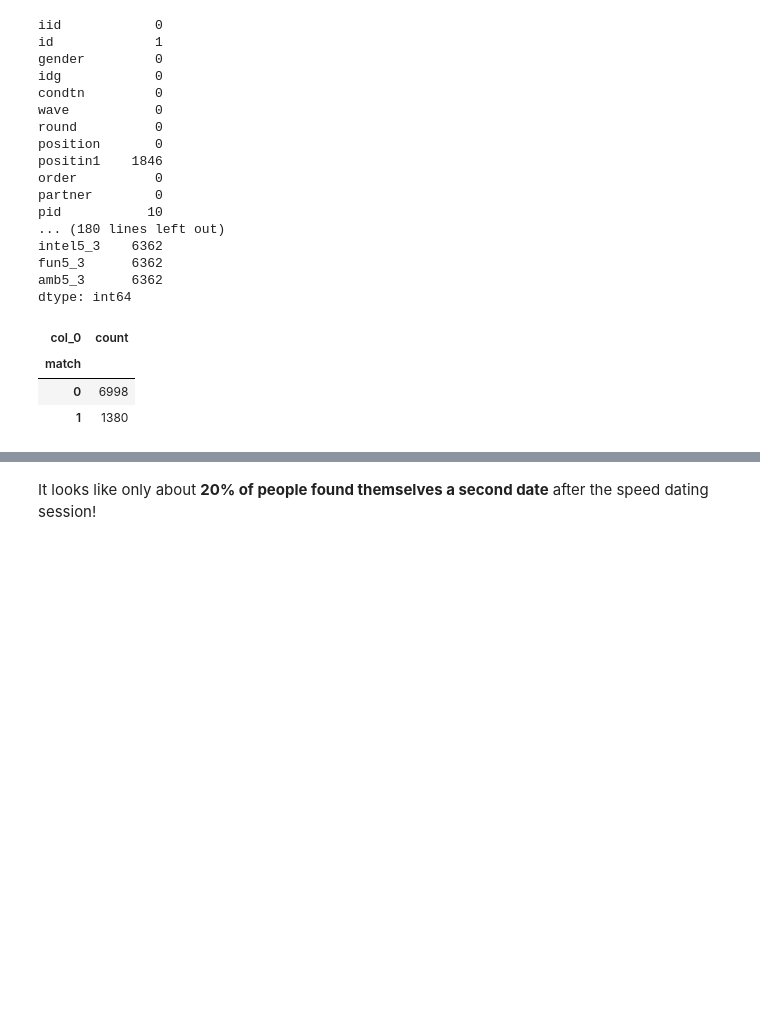
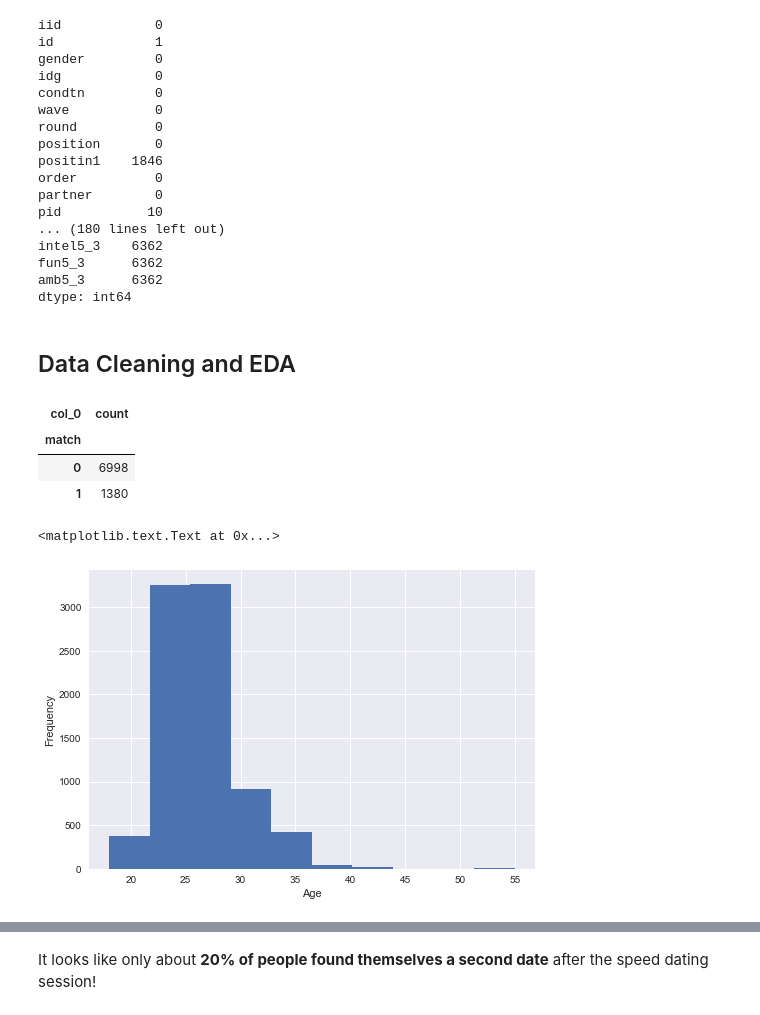
Before and after one commit to annaeshen/speed-dating-experiment, a Jupyter notebook: speed-dating-annaeshen.ipynb, the cells around one changed output, grey strips where cells are left out. Saved outputs shown, nothing was run; the diff lists cells and outputs as text; code cells hidden in the pictures; blank space fills up the shorter version.

```diff
--- a/speed-dating-annaeshen.ipynb
+++ b/speed-dating-annaeshen.ipynb
@@ -95,6 +98,8 @@ intel5_3    6362
 fun5_3      6362
 amb5_3      6362
 dtype: int64
+# %% [markdown]
+## <a id="cln"> Data Cleaning and EDA</a>
 # %%
 # out of curiosity, I want to see how many speed daters found a match!
 pd.crosstab(index=dating['match'],columns="count")
@@ -103,3 +108,12 @@ pd.crosstab(index=dating['match'],columns="count")
 | match |  |
 | 0 | 6998 |
 | 1 | 1380 |
+# %%
+# age distribution of participants
+age = dating[np.isfinite(dating['age'])]['age']
+plt.hist(age.values)
+plt.xlabel('Age')
+plt.ylabel('Frequency')
+# %% [output]
+<matplotlib.text.Text at 0x...>
+[figure, added]
```
Also changed, not shown: parts of 16 cells of this notebook.
